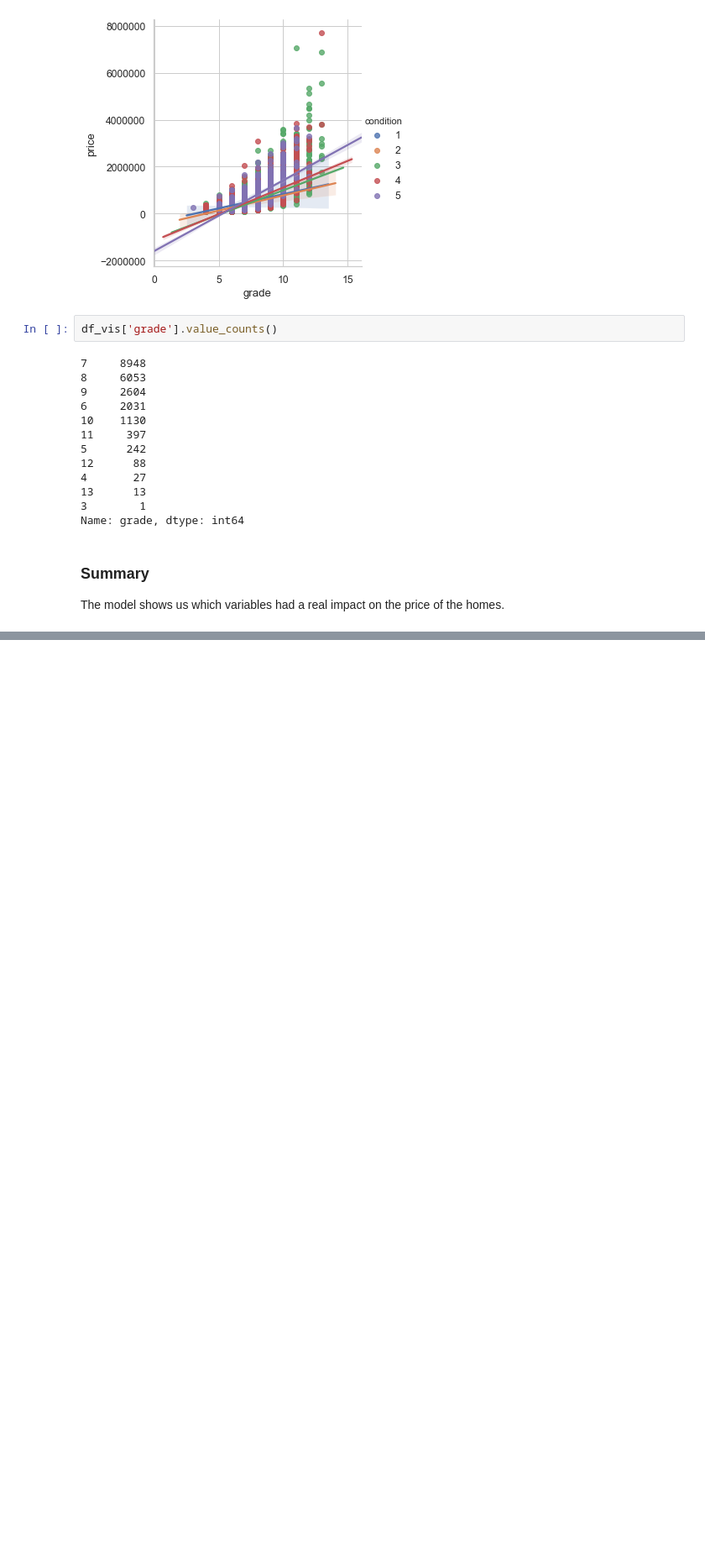
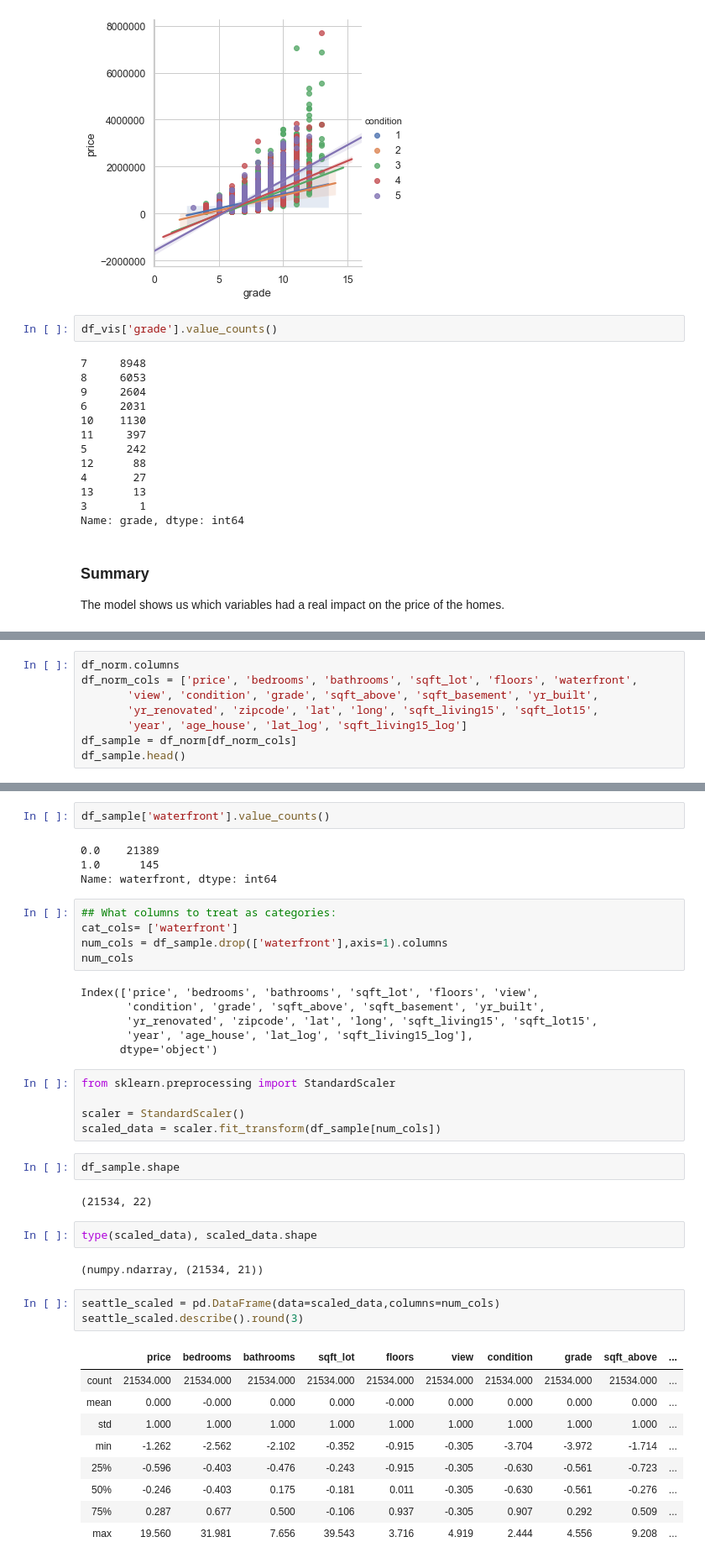
Before and after one commit to torresdavr/dsc-v2-mod1-final-project-online-ds-pt-100719, a Jupyter notebook: student-Copy1.ipynb, the cells around one changed output, grey strips where cells are left out. Shown at 84% size. Drawn from its saved outputs; the diff is of its cells as text; blank space fills up the shorter version.

```diff
--- a/student-Copy1.ipynb
+++ b/student-Copy1.ipynb
@@ -2107,0 +2027,8 @@ tmp = geo_data
+# %%
+df_norm.columns
+df_norm_cols = ['price', 'bedrooms', 'bathrooms', 'sqft_lot', 'floors', 'waterfront',
+       'view', 'condition', 'grade', 'sqft_above', 'sqft_basement', 'yr_built',
+       'yr_renovated', 'zipcode', 'lat', 'long', 'sqft_living15', 'sqft_lot15',
+       'year', 'age_house', 'lat_log', 'sqft_living15_log']
+df_sample = df_norm[df_norm_cols]
+df_sample.head()
@@ -2107,0 +2052,43 @@ tmp = geo_data
+# %%
+df_sample['waterfront'].value_counts()
+# %% [output]
+0.0    21389
+1.0      145
+Name: waterfront, dtype: int64
+# %%
+## What columns to treat as categories:
+cat_cols= ['waterfront']
+num_cols = df_sample.drop(['waterfront'],axis=1).columns
+num_cols
+# %% [output]
+Index(['price', 'bedrooms', 'bathrooms', 'sqft_lot', 'floors', 'view',
+       'condition', 'grade', 'sqft_above', 'sqft_basement', 'yr_built',
+       'yr_renovated', 'zipcode', 'lat', 'long', 'sqft_living15', 'sqft_lot15',
+       'year', 'age_house', 'lat_log', 'sqft_living15_log'],
+      dtype='object')
+# %%
+from sklearn.preprocessing import StandardScaler
+
+scaler = StandardScaler()
+scaled_data = scaler.fit_transform(df_sample[num_cols])
+# %%
+df_sample.shape
+# %% [output]
+(21534, 22)
+# %%
+type(scaled_data), scaled_data.shape
+# %% [output]
+(numpy.ndarray, (21534, 21))
+# %%
+seattle_scaled = pd.DataFrame(data=scaled_data,columns=num_cols)
+seattle_scaled.describe().round(3)
+# %% [output]
+|  | price | bedrooms | bathrooms | sqft_lot | floors | view | condition | grade | sqft_above | ... |
+| count | 21534.000 | 21534.000 | 21534.000 | 21534.000 | 21534.000 | 21534.000 | 21534.000 | 21534.000 | 21534.000 | ... |
+| mean | 0.000 | -0.000 | 0.000 | 0.000 | -0.000 | 0.000 | 0.000 | 0.000 | 0.000 | ... |
+| std | 1.000 | 1.000 | 1.000 | 1.000 | 1.000 | 1.000 | 1.000 | 1.000 | 1.000 | ... |
+| min | -1.262 | -2.562 | -2.102 | -0.352 | -0.915 | -0.305 | -3.704 | -3.972 | -1.714 | ... |
+| 25% | -0.596 | -0.403 | -0.476 | -0.243 | -0.915 | -0.305 | -0.630 | -0.561 | -0.723 | ... |
+| 50% | -0.246 | -0.403 | 0.175 | -0.181 | 0.011 | -0.305 | -0.630 | -0.561 | -0.276 | ... |
+| 75% | 0.287 | 0.677 | 0.500 | -0.106 | 0.937 | -0.305 | 0.907 | 0.292 | 0.509 | ... |
+| max | 19.560 | 31.981 | 7.656 | 39.543 | 3.716 | 4.919 | 2.444 | 4.556 | 9.208 | ... |
```
Also changed, not shown: parts of 46 cells of this notebook.
